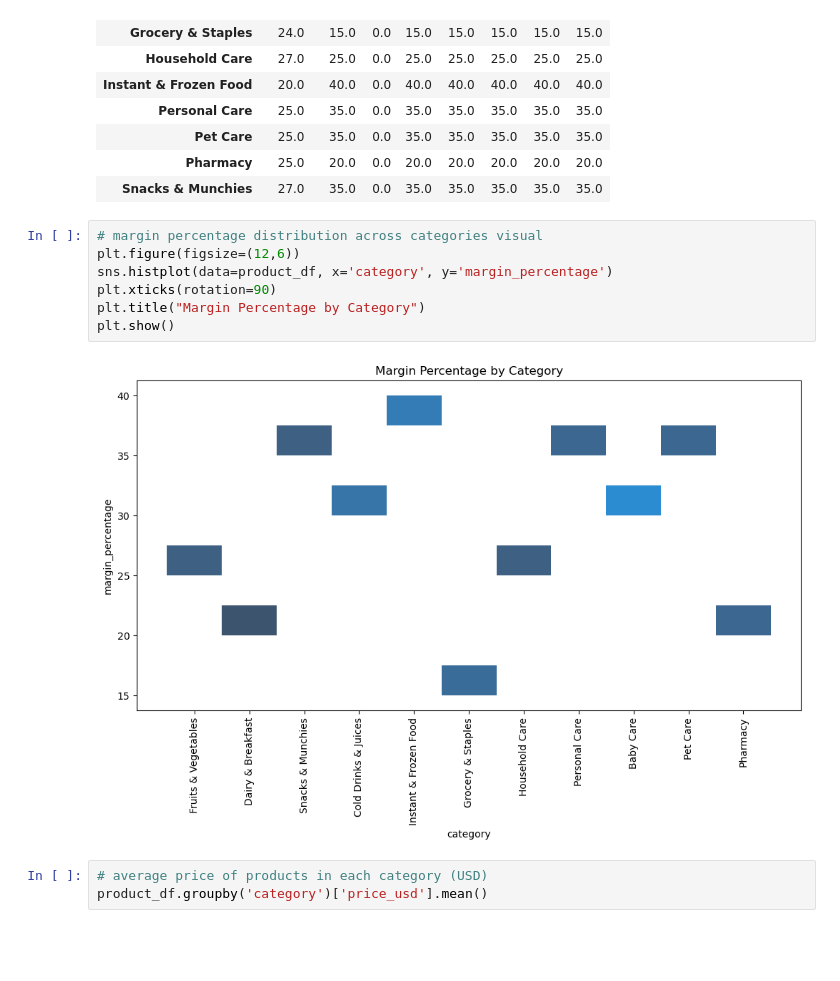
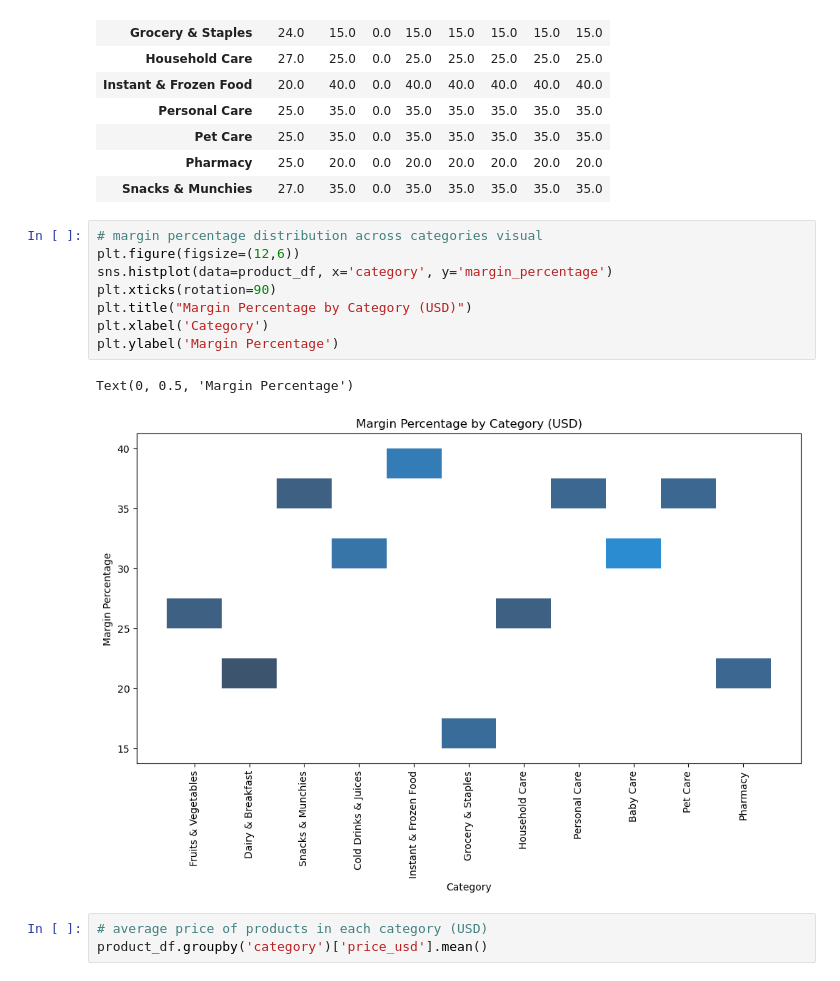
Before and after one commit to toviyahw/blinkit-sales-analysis, a Jupyter notebook: Python EDA Documentation.ipynb, the cells around one changed output. Drawn from its saved outputs; the diff is of its cells as text; blank space fills up the shorter version.

```diff
--- a/Python EDA Documentation.ipynb
+++ b/Python EDA Documentation.ipynb
@@ -123,12 +121,14 @@ product_df.groupby('category')['margin_percentage'].describe()
 # %%
 # margin percentage distribution across categories visual
 plt.figure(figsize=(12,6))
 sns.histplot(data=product_df, x='category', y='margin_percentage')
 plt.xticks(rotation=90)
-plt.title("Margin Percentage by Category")
-plt.show()
+plt.title("Margin Percentage by Category (USD)")
+plt.xlabel('Category')
+plt.ylabel('Margin Percentage')
 # %% [output]
+Text(0, 0.5, 'Margin Percentage')
-[figure, old version]
+[figure, new version]
 # %%
 # average price of products in each category (USD)
 product_df.groupby('category')['price_usd'].mean()
```
Also changed, not shown: parts of 43 cells of this notebook.
